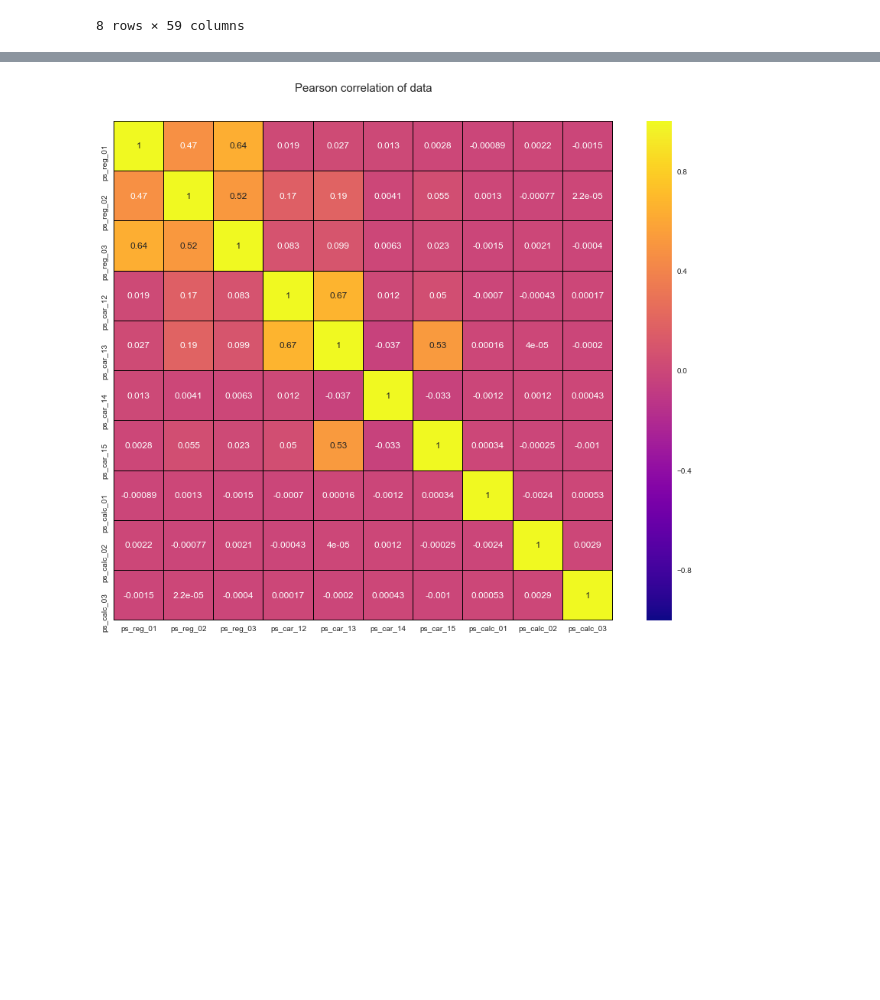
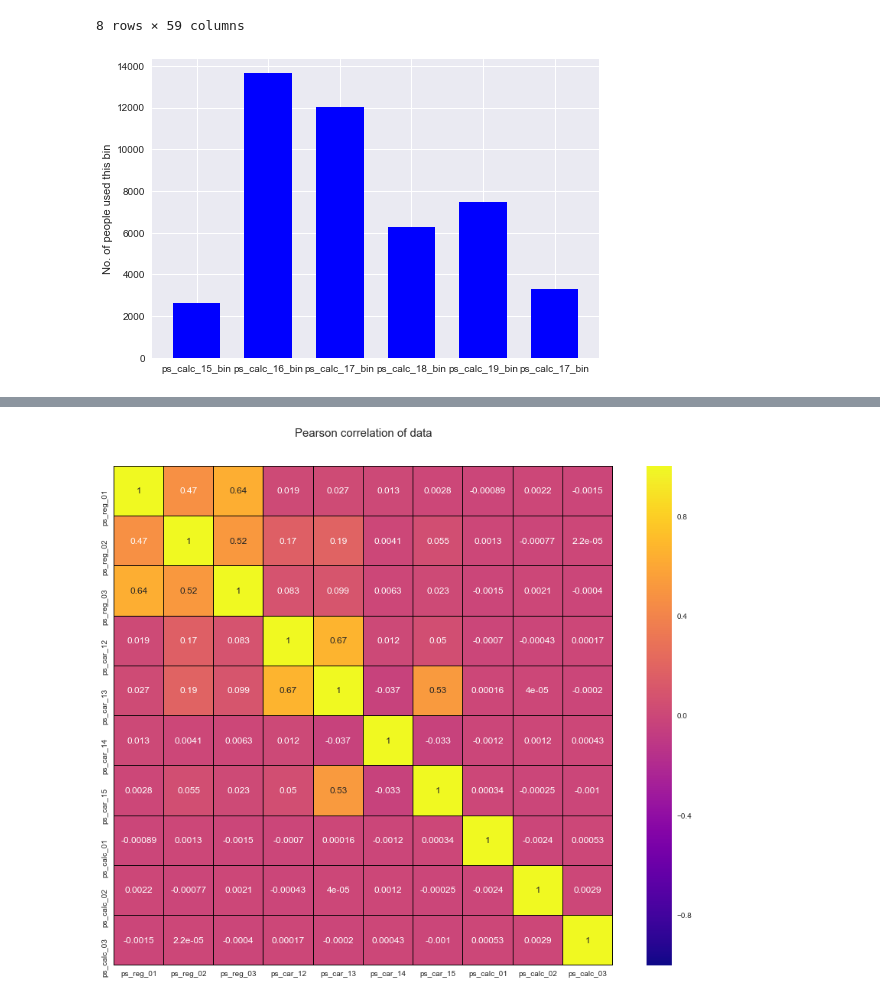
Before and after one commit to justinminsk/Porto_Seguro-s_Safe_Driver_Prediction, a Jupyter notebook: Porto.ipynb, the cells around one changed output, grey strips where cells are left out. Drawn from its saved outputs; the diff is of its cells as text; code cells hidden in the pictures; blank space fills up the shorter version.

```diff
--- a/Porto.ipynb
+++ b/Porto.ipynb
@@ -103,3 +89,46 @@ data_fixed[no_claim].describe()
 | 75% | 1.115554e+06 | 0.0 | 3.000000 | 2.000000 | 6.000000 | 1.000000 | 0.000000 | 1.000000 | ... |
 | max | 1.488027e+06 | 0.0 | 7.000000 | 4.000000 | 11.000000 | 1.000000 | 6.000000 | 1.000000 | ... |
 8 rows × 59 columns
+# %%
+# collecting all the data from the bins section
+bin_data_1 = data_fixed["ps_calc_15_bin"].map(lambda x: x==1)
+bin_data_2 = data_fixed["ps_calc_16_bin"].map(lambda x: x==1)
+bin_data_3 = data_fixed["ps_calc_17_bin"].map(lambda x: x==1)
+bin_data_4 = data_fixed["ps_calc_18_bin"].map(lambda x: x==1)
+bin_data_5 = data_fixed["ps_calc_19_bin"].map(lambda x: x==1)
+bin_data_6 = data_fixed["ps_calc_20_bin"].map(lambda x: x==1)
+# %%
+# Retriving the claimed index to process data
+claims = []
+for i in range(0,len(claim)):
+    if (claim[i]):
+        claims.append(i)
+# %%
+# Getting the data of all claimed
+bin_15=[]
+bin_16=[]
+bin_17=[]
+bin_18=[]
+bin_19=[]
+bin_20=[]
+for i in claims:
+    bin_15.append(bin_data_1[i])
+    bin_16.append(bin_data_2[i])
+    bin_17.append(bin_data_3[i])
+    bin_18.append(bin_data_4[i])
+    bin_19.append(bin_data_5[i])
+    bin_20.append(bin_data_6[i])
+# %%
+# Analyzing the data of the claimed drivers and the one who have the bins selected.
+y = [sum(bin_15), sum(bin_16), sum(bin_17), sum(bin_18), sum(bin_19),sum(bin_20)]
+N = len(y)
+x = range(N)
+width = 1/1.5
+objects = ('ps_calc_15_bin', 'ps_calc_16_bin', 'ps_calc_17_bin', 'ps_calc_18_bin', 'ps_calc_19_bin','ps_calc_17_bin')
+y_pos = np.arange(len(objects))
+plt.bar(x, y,width, color="blue")
+plt.xticks(y_pos, objects)
+plt.ylabel('No. of people used this bin')
+plt.show()
+# %% [output]
+[figure, added]
```
Also changed, not shown: parts of 32 cells of this notebook.
